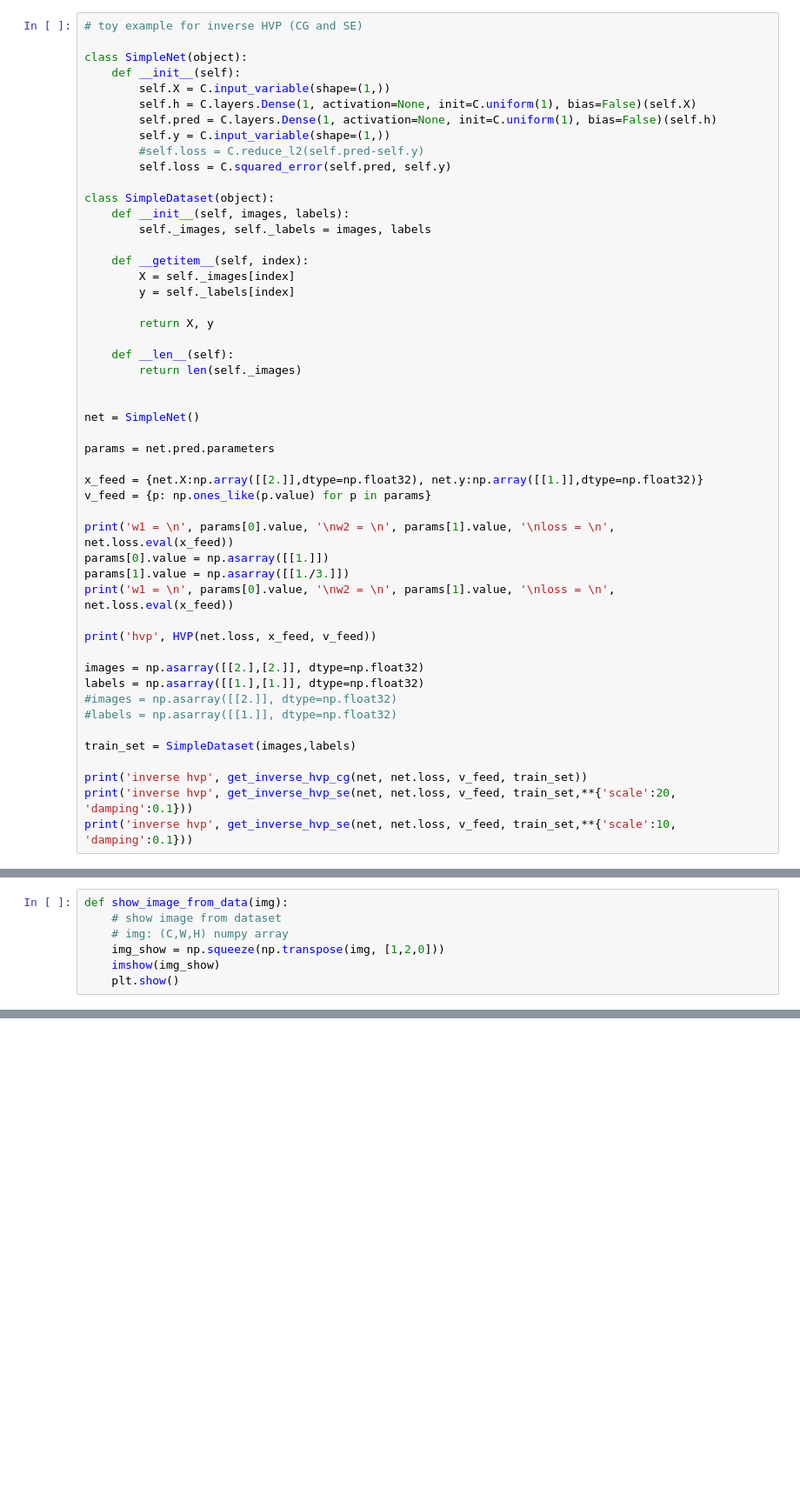
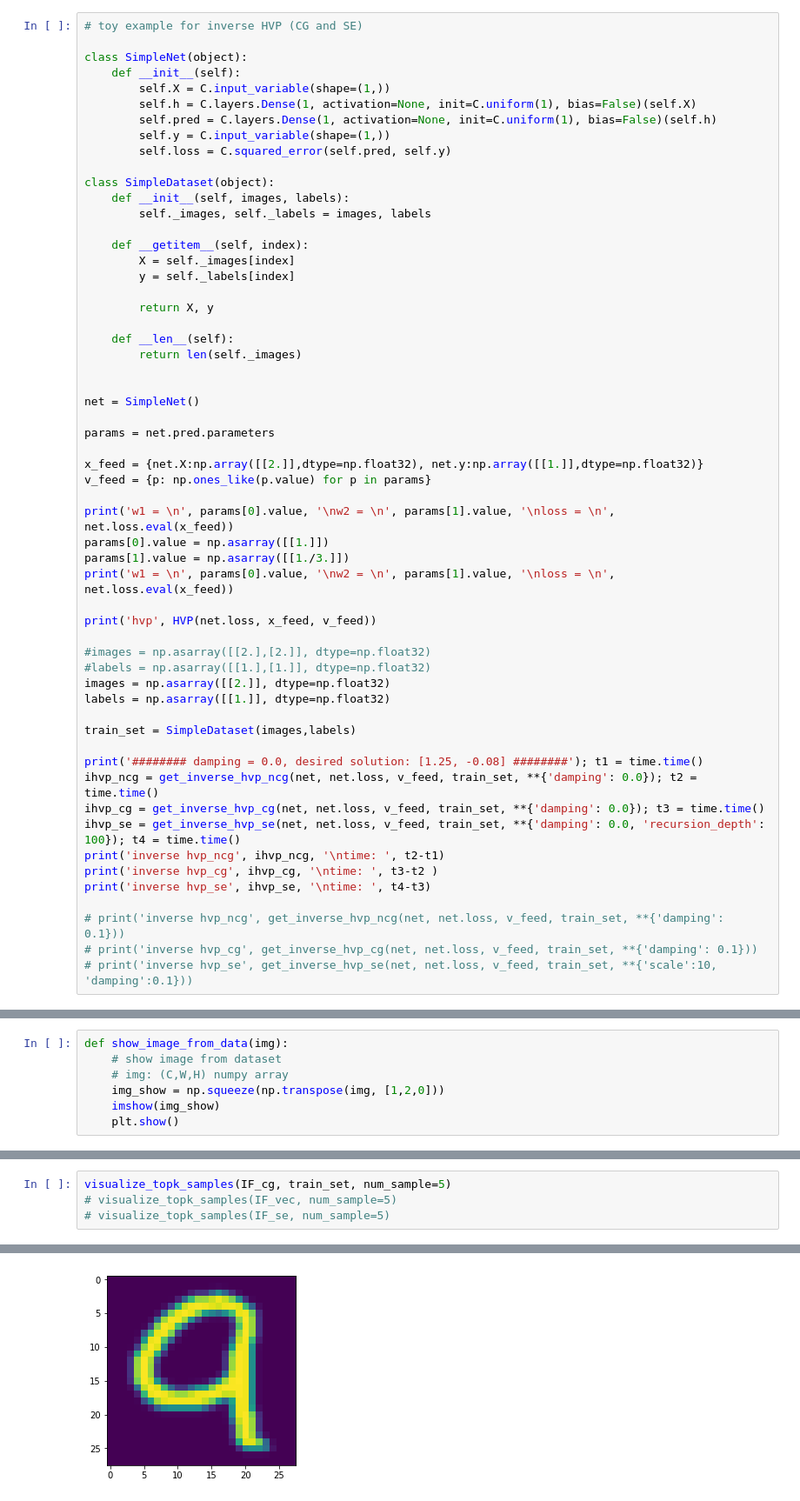
Before and after one commit to joyivan/influence-function-cntk, a Jupyter notebook: scripts/inverse_hvp_emnist.ipynb, the cells around one changed output, grey strips where cells are left out. Shown: that part at 87% size. Saved outputs shown, nothing was run; the diff lists cells and outputs as text; blank space fills up the shorter version.

```diff
--- a/scripts/inverse_hvp_emnist.ipynb
+++ b/scripts/inverse_hvp_emnist.ipynb
@@ -218,7 +400,6 @@ class SimpleNet(object):
         self.h = C.layers.Dense(1, activation=None, init=C.uniform(1), bias=False)(self.X)
         self.pred = C.layers.Dense(1, activation=None, init=C.uniform(1), bias=False)(self.h)
         self.y = C.input_variable(shape=(1,))
-        #self.loss = C.reduce_l2(self.pred-self.y)
         self.loss = C.squared_error(self.pred, self.y)
 
 class SimpleDataset(object):
@@ -249,15 +430,23 @@ print('w1 = \n', params[0].value, '\nw2 = \n', params[1].value, '\nloss = \n', n
 
 print('hvp', HVP(net.loss, x_feed, v_feed))
 
-images = np.asarray([[2.],[2.]], dtype=np.float32)
-labels = np.asarray([[1.],[1.]], dtype=np.float32)
-#images = np.asarray([[2.]], dtype=np.float32)
-#labels = np.asarray([[1.]], dtype=np.float32)
+#images = np.asarray([[2.],[2.]], dtype=np.float32)
+#labels = np.asarray([[1.],[1.]], dtype=np.float32)
+images = np.asarray([[2.]], dtype=np.float32)
+labels = np.asarray([[1.]], dtype=np.float32)
 
 train_set = SimpleDataset(images,labels)
 
-print('inverse hvp', get_inverse_hvp_cg(net, net.loss, v_feed, train_set))
-print('inverse hvp', get_inverse_hvp_se(net, net.loss, v_feed, train_set,**{'scale':20, 'damping':0.1}))
-print('inverse hvp', get_inverse_hvp_se(net, net.loss, v_feed, train_set,**{'scale':10, 'damping':0.1}))
+print('######## damping = 0.0, desired solution: [1.25, -0.08] ########'); t1 = time.time()
+ihvp_ncg = get_inverse_hvp_ncg(net, net.loss, v_feed, train_set, **{'damping': 0.0}); t2 = time.time()
+ihvp_cg = get_inverse_hvp_cg(net, net.loss, v_feed, train_set, **{'damping': 0.0}); t3 = time.time()
+ihvp_se = get_inverse_hvp_se(net, net.loss, v_feed, train_set, **{'damping': 0.0, 'recursion_depth': 100}); t4 = time.time()
+print('inverse hvp_ncg', ihvp_ncg, '\ntime: ', t2-t1)
+print('inverse hvp_cg', ihvp_cg, '\ntime: ', t3-t2 )
+print('inverse hvp_se', ihvp_se, '\ntime: ', t4-t3)
+
+# print('inverse hvp_ncg', get_inverse_hvp_ncg(net, net.loss, v_feed, train_set, **{'damping': 0.1}))
+# print('inverse hvp_cg', get_inverse_hvp_cg(net, net.loss, v_feed, train_set, **{'damping': 0.1}))
+# print('inverse hvp_se', get_inverse_hvp_se(net, net.loss, v_feed, train_set, **{'scale':10, 'damping':0.1}))
 # %% [output]
 w1 =
@@ -411,0 +735,5 @@ print('it takes {} sec, and its value {}'.format(time.time()-t1, IF_cg))
+# %%
+visualize_topk_samples(IF_cg, train_set, num_sample=5)
+# visualize_topk_samples(IF_vec, num_sample=5)
+# visualize_topk_samples(IF_se, num_sample=5)
+# %% [output]
@@ -411,0 +741 @@ print('it takes {} sec, and its value {}'.format(time.time()-t1, IF_cg))
+[figure, added]
```
Also changed, not shown: parts of 33 cells of this notebook, 11 other files.
